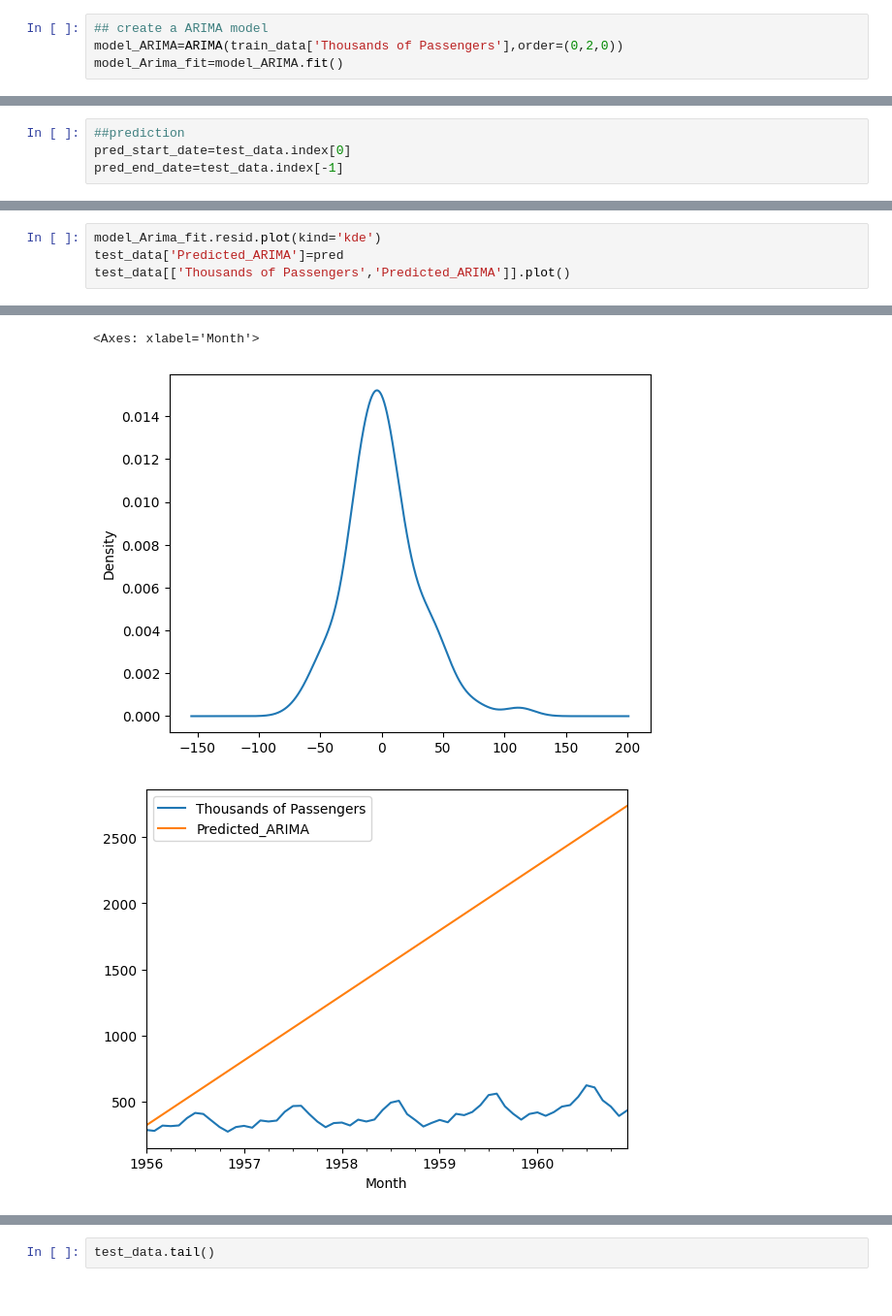
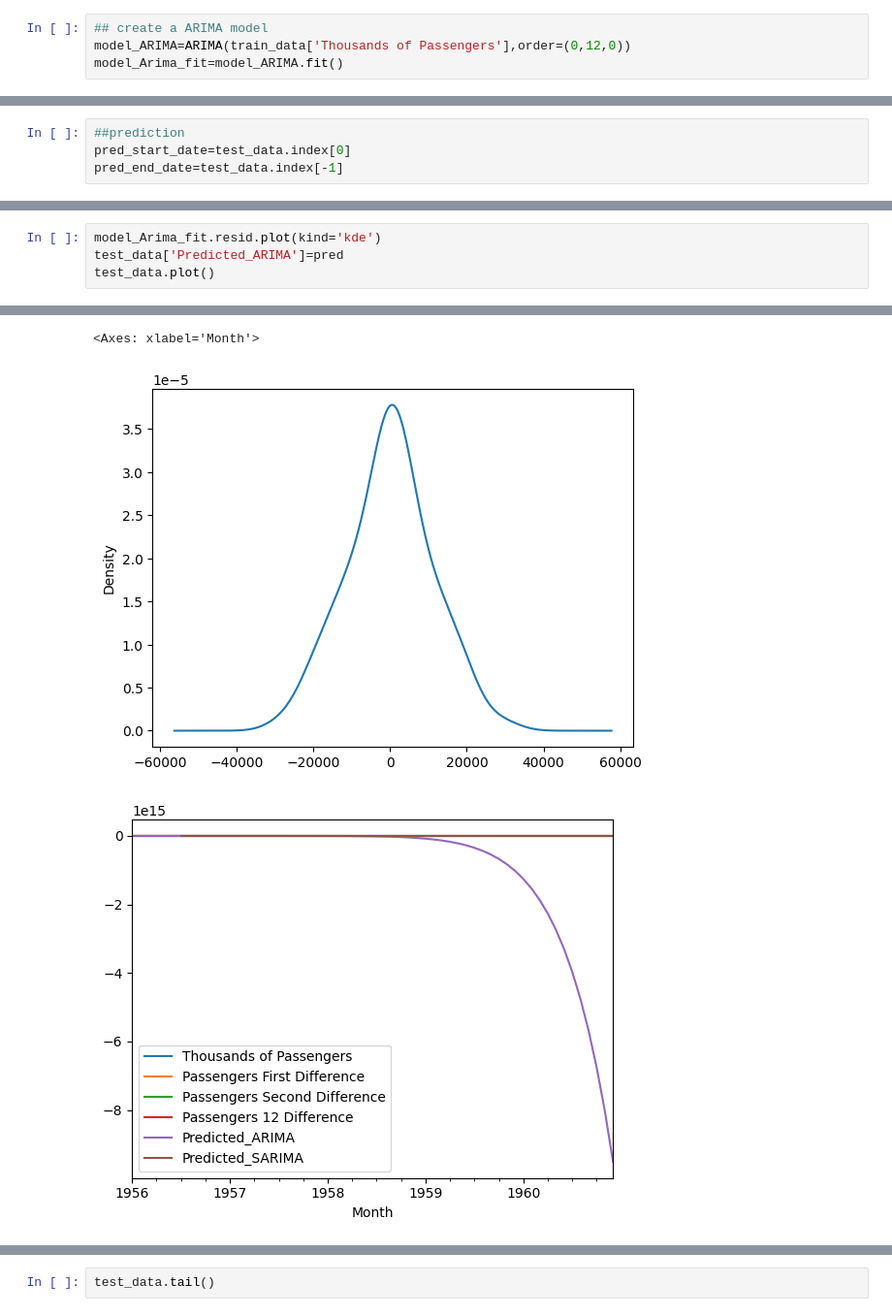
Before and after one commit to HarshSonaiya/DL, a Jupyter notebook: ARIMA_and_SARIMA.ipynb, the cells around one changed output, grey strips where cells are left out. Shown at 97% size. Saved outputs shown, nothing was run; the diff lists cells and outputs as text.

```diff
--- a/ARIMA_and_SARIMA.ipynb
+++ b/ARIMA_and_SARIMA.ipynb
@@ -193,7 +198,7 @@ train_data
 84 rows × 4 columns
 # %%
 ## create a ARIMA model
-model_ARIMA=ARIMA(train_data['Thousands of Passengers'],order=(0,2,0))
+model_ARIMA=ARIMA(train_data['Thousands of Passengers'],order=(0,12,0))
 model_Arima_fit=model_ARIMA.fit()
 # %%
 model_Arima_fit.summary()
@@ -287,13 +292,13 @@ dtype: float64
 # %%
 model_Arima_fit.resid.plot(kind='kde')
 test_data['Predicted_ARIMA']=pred
-test_data[['Thousands of Passengers','Predicted_ARIMA']].plot()
+test_data.plot()
 # %% [output]
 A value is trying to be set on a copy of a slice from a DataFrame.
 Try using .loc[row_indexer,col_indexer] = value instead
 
 See the caveats in the documentation: https://pandas.pydata.org/pandas-docs/stable/user_guide/indexing.html#returning-a-view-versus-a-copy
   test_data['Predicted_ARIMA']=pred
 <Axes: xlabel='Month'>
-[figure, old version]
+[figure, new version]
-[figure, old version]
+[figure, new version]
```
Also changed, not shown: parts of 7 cells of this notebook.
